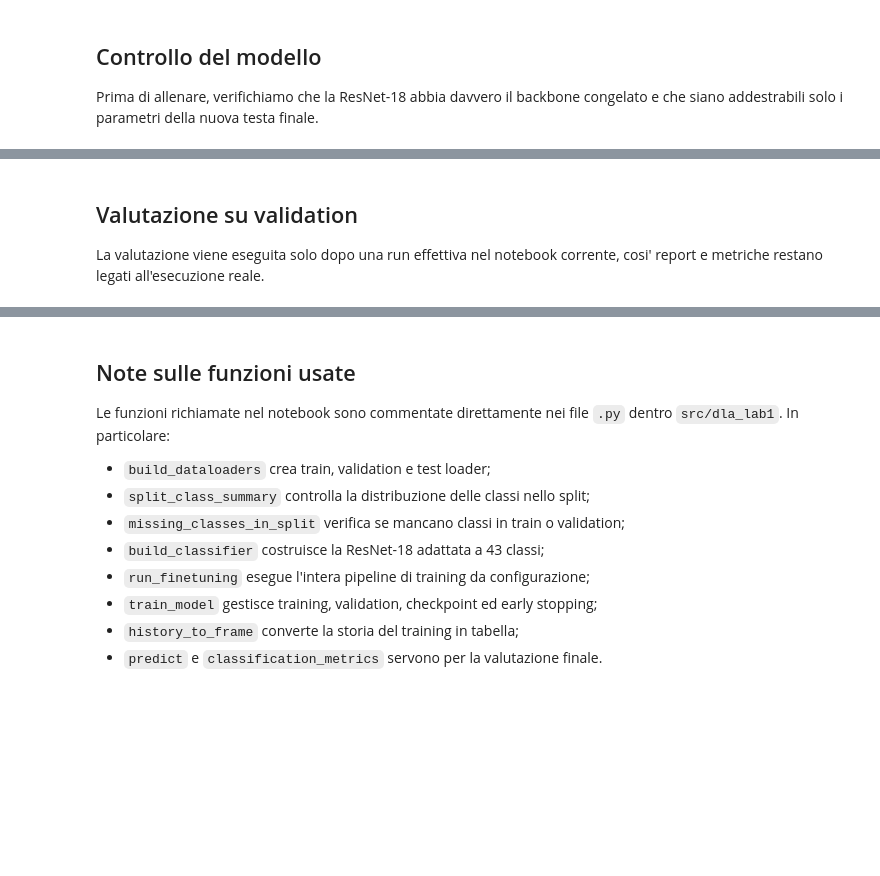
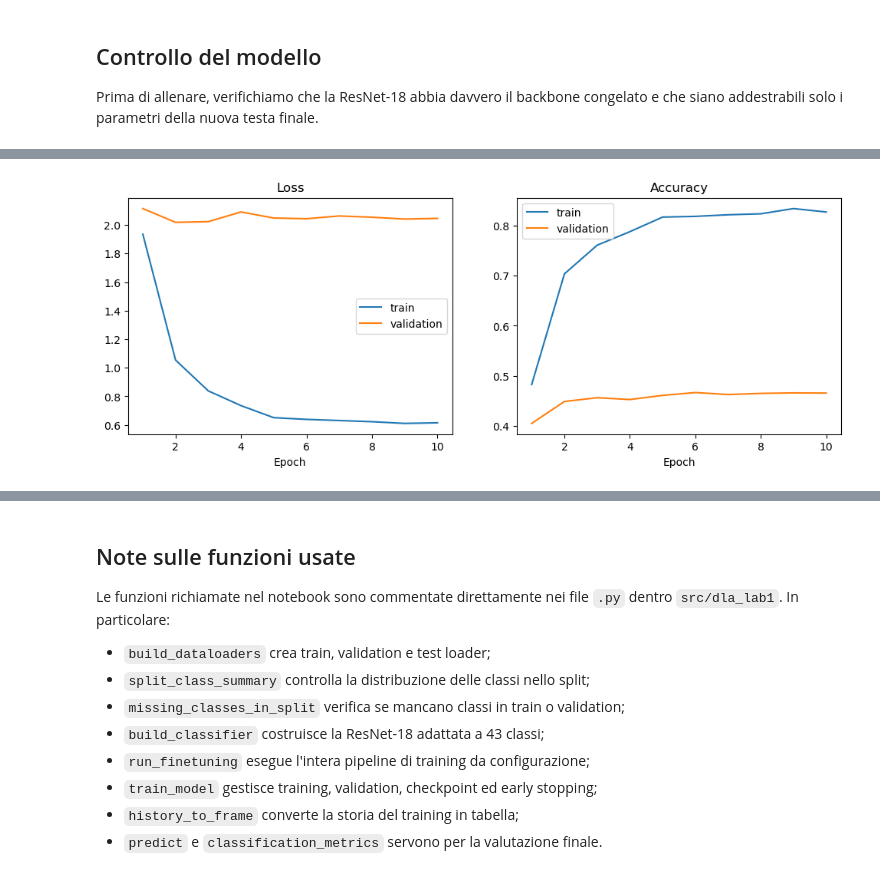
Before and after one commit to francesco-faggioli/DLA_Lab, a Jupyter notebook: DLA_1/notebooks/02_finetuning_pipeline.ipynb, the cells around one changed output, grey strips where cells are left out. Cells and saved outputs as stored; diff of their text form; code cells hidden in the pictures; blank space fills up the shorter version.

```diff
--- a/DLA_1/notebooks/02_finetuning_pipeline.ipynb
+++ b/DLA_1/notebooks/02_finetuning_pipeline.ipynb
@@ -42,7 +42,7 @@ config = load_config(ROOT / "config" / "config.yaml")
 # Non rilanciamo automaticamente il training lungo.
 RUN_TRAINING = False
 # Se RUN_TRAINING=True, la run viene salvata anche su Weights & Biases.
-ENABLE_WANDB = True
+ENABLE_WANDB = False
 config["wandb"]["enabled"] = ENABLE_WANDB
 config["wandb"]["group"] = "exercise_1_3_finetuning_baseline"
 # Valore pratico per notebook interattivo su Windows; riduci a 0 se il kernel si blocca.
@@ -190,4 +245,5 @@ plot_training_history(history);
-# %% [markdown]
-## Valutazione su validation
-
-La valutazione viene eseguita solo dopo una run effettiva nel notebook corrente, cosi' report e metriche restano legati all'esecuzione reale.
+# %%
+if history is not None:
+    plot_training_history(history)
+# %% [output]
+[figure, added]
```
Also changed, not shown: parts of 23 cells of this notebook, 12 other files.
